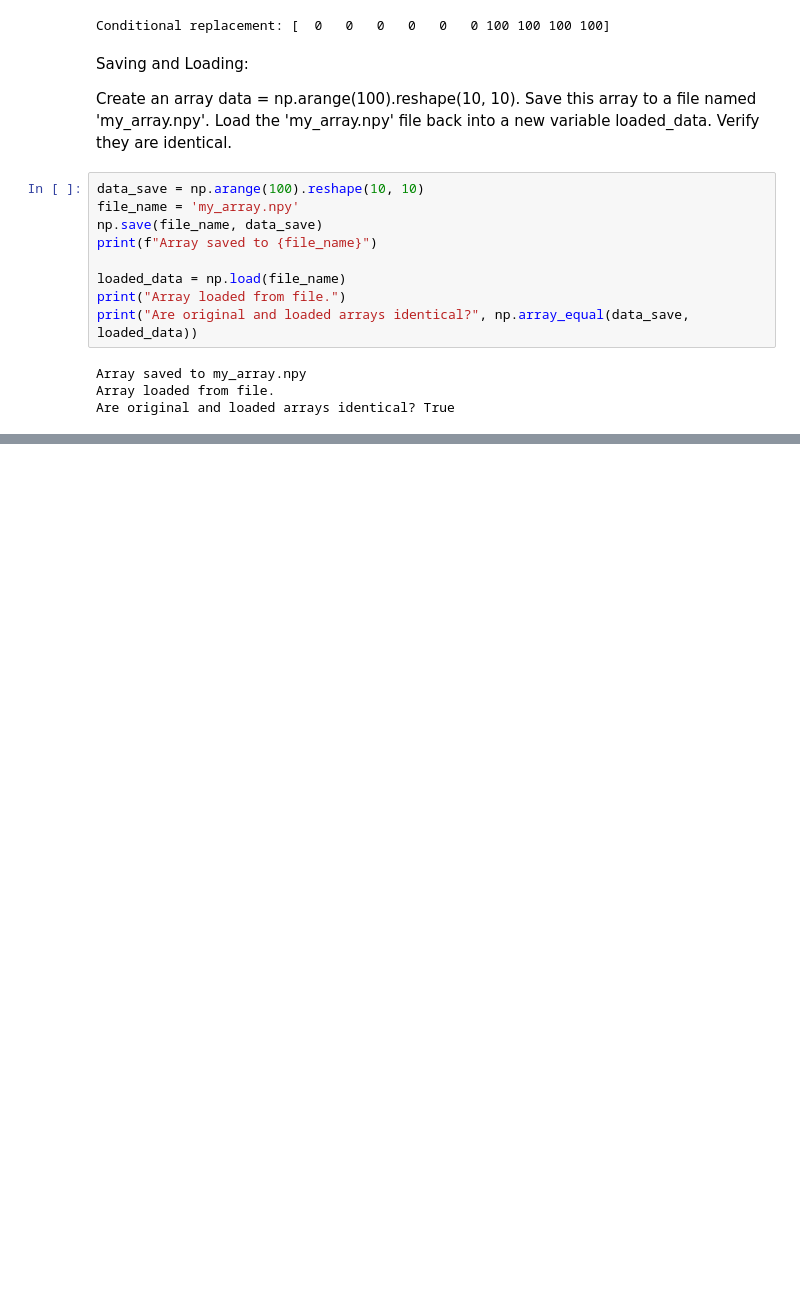
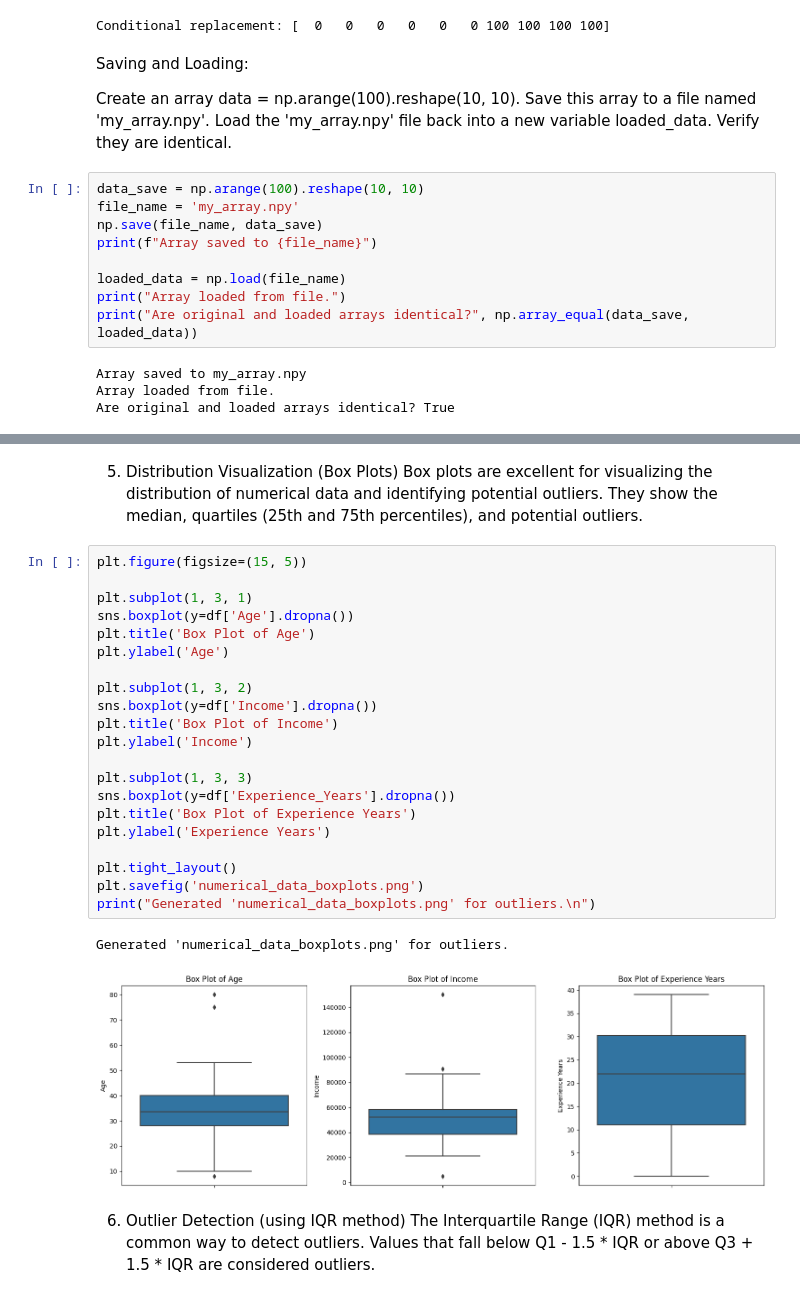
Before and after one commit to smsamspublications/awesome-federated-computing, a Jupyter notebook: ksd-eda-course.ipynb, the cells around one changed output, grey strips where cells are left out. Saved outputs shown, nothing was run; the diff lists cells and outputs as text; blank space fills up the shorter version.

```diff
--- a/ksd-eda-course.ipynb
+++ b/ksd-eda-course.ipynb
@@ -190,0 +310,30 @@ Are original and loaded arrays identical? True
+# %% [markdown]
+5. Distribution Visualization (Box Plots)
+Box plots are excellent for visualizing the distribution of numerical data and identifying potential outliers. They show the median, quartiles (25th and 75th percentiles), and potential outliers.
+# %%
+plt.figure(figsize=(15, 5))
+
+plt.subplot(1, 3, 1)
+sns.boxplot(y=df['Age'].dropna())
+plt.title('Box Plot of Age')
+plt.ylabel('Age')
+
+plt.subplot(1, 3, 2)
+sns.boxplot(y=df['Income'].dropna())
+plt.title('Box Plot of Income')
+plt.ylabel('Income')
+
+plt.subplot(1, 3, 3)
+sns.boxplot(y=df['Experience_Years'].dropna())
+plt.title('Box Plot of Experience Years')
+plt.ylabel('Experience Years')
+
+plt.tight_layout()
+plt.savefig('numerical_data_boxplots.png')
+print("Generated 'numerical_data_boxplots.png' for outliers.\n")
+# %% [output]
+Generated 'numerical_data_boxplots.png' for outliers.
+[figure, added]
+# %% [markdown]
+6. Outlier Detection (using IQR method)
+The Interquartile Range (IQR) method is a common way to detect outliers. Values that fall below Q1 - 1.5 * IQR or above Q3 + 1.5 * IQR are considered outliers.
```
Also changed, not shown: parts of 45 cells of this notebook.
